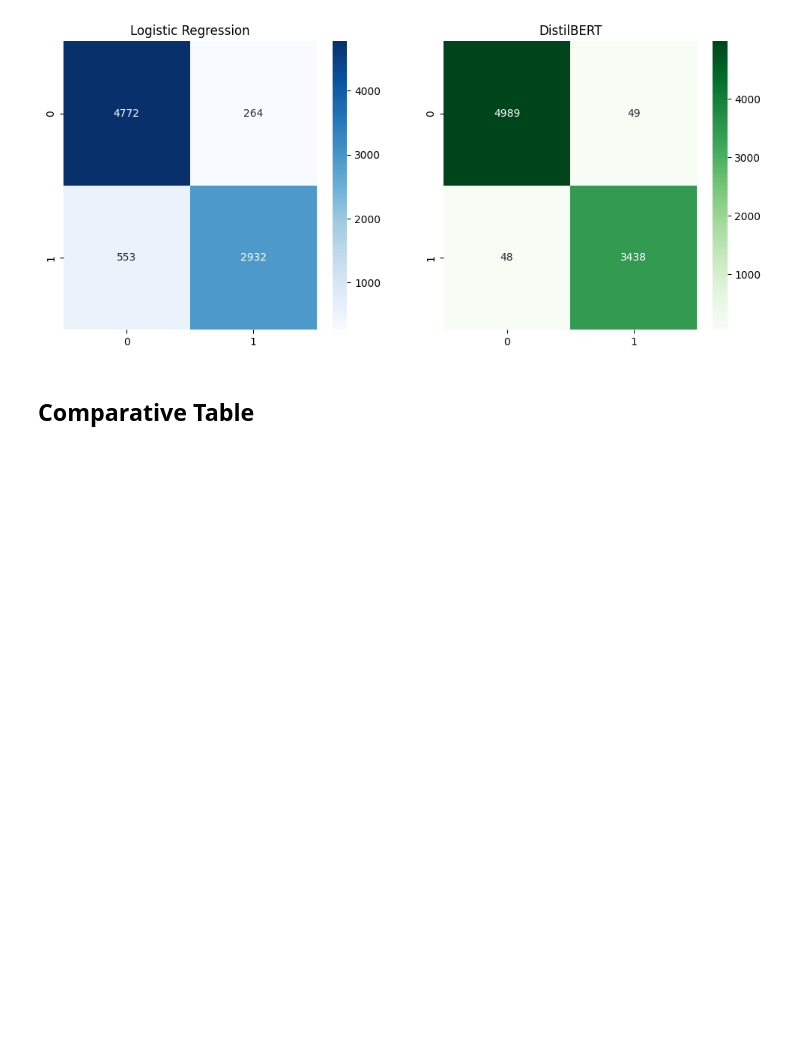
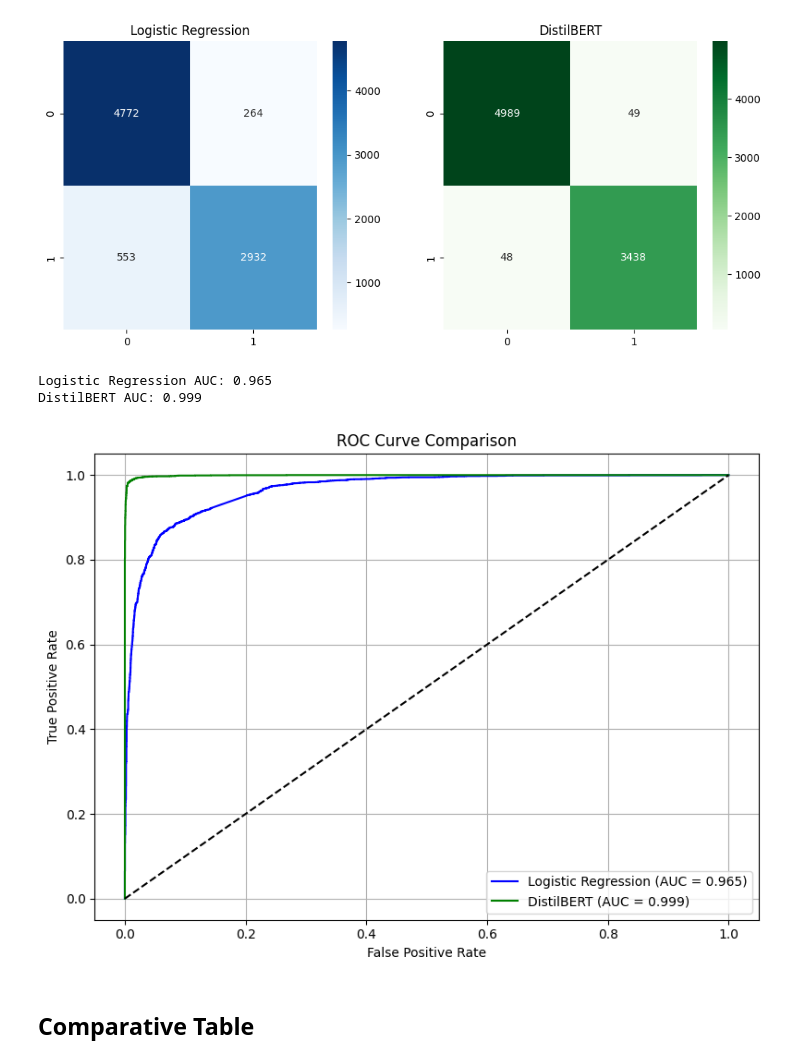
Before and after one commit to keitaVigano/tm4spam, a Jupyter notebook: notebooks/compare_classification.ipynb, the cells around one changed output. Saved outputs shown, nothing was run; the diff lists cells and outputs as text; code cells hidden in the pictures; blank space fills up the shorter version.

```diff
--- a/notebooks/compare_classification.ipynb
+++ b/notebooks/compare_classification.ipynb
@@ -19,20 +19,20 @@ from sklearn.linear_model import LogisticRegression
 from sklearn.metrics import precision_score, recall_score, f1_score, accuracy_score
 # %%
 # Load data
-test_df = pd.read_csv("../data/splits/test.csv")
+test_df = pd.read_csv("test.csv")
 test_df.dropna(inplace=True)
 test_texts = test_df["clean_text"].tolist()
 test_labels = test_df["label"].tolist()
 # %%
 # Load data for distilbert
-test_df_bert = pd.read_csv("../data/splits/raw/test_raw.csv")
+test_df_bert = pd.read_csv("test_raw.csv")
 test_df_bert.dropna(inplace=True)
 test_texts_bert = test_df_bert["text"].tolist()
 test_labels_bert = test_df_bert["label"].tolist()
 # %% [markdown]
 ## Logistic Regression
 # %%
-model_path = "../models/logistic_model.pkl"
+model_path = "logistic_model.pkl"
 
 logistic_pipeline = joblib.load(model_path)
 
@@ -142,6 +168,50 @@ axes[1].set_title("DistilBERT")
 plt.show()
 # %% [output]
 [figure]
+# %%
+all_probs = []
+
+bert_model.eval()
+with torch.no_grad():
+    for batch in test_loader:
+        input_ids, attention_mask = [b.to(device) for b in batch]
+        outputs = bert_model(input_ids=input_ids, attention_mask=attention_mask)
+        probs = torch.softmax(outputs.logits, dim=-1)[:, 1]
+        all_probs.extend(probs.cpu().numpy())
+
+bert_probs = np.array(all_probs)
+# %%
+from sklearn.metrics import roc_auc_score, roc_curve
+import matplotlib.pyplot as plt
+
+# --- Logistic Regression ---
+probs_log = logistic_pipeline.predict_proba(test_texts)[:, 1]
+auc_log = roc_auc_score(test_labels, probs_log)
+fpr_log, tpr_log, _ = roc_curve(test_labels, probs_log)
+
+# --- DistilBERT (usando probabilità, non classi!)
+auc_bert = roc_auc_score(test_labels_bert, bert_probs)
+fpr_bert, tpr_bert, _ = roc_curve(test_labels_bert, bert_probs)
+
+# --- Output ---
+print(f"Logistic Regression AUC: {auc_log:.3f}")
+print(f"DistilBERT AUC: {auc_bert:.3f}")
+
+plt.figure(figsize=(8, 6))
+plt.plot(fpr_log, tpr_log, label=f'Logistic Regression (AUC = {auc_log:.3f})', color='blue')
+plt.plot(fpr_bert, tpr_bert, label=f'DistilBERT (AUC = {auc_bert:.3f})', color='green')
+plt.plot([0, 1], [0, 1], 'k--')
+plt.xlabel('False Positive Rate')
+plt.ylabel('True Positive Rate')
+plt.title('ROC Curve Comparison')
+plt.legend(loc='lower right')
+plt.grid(True)
+plt.tight_layout()
+plt.show()
+# %% [output]
+Logistic Regression AUC: 0.965
+DistilBERT AUC: 0.999
+[figure, added]
 # %% [markdown]
 ## Comparative Table
 # %%
```
Also changed, not shown: parts of 1 cell of this notebook, 1 other file.
